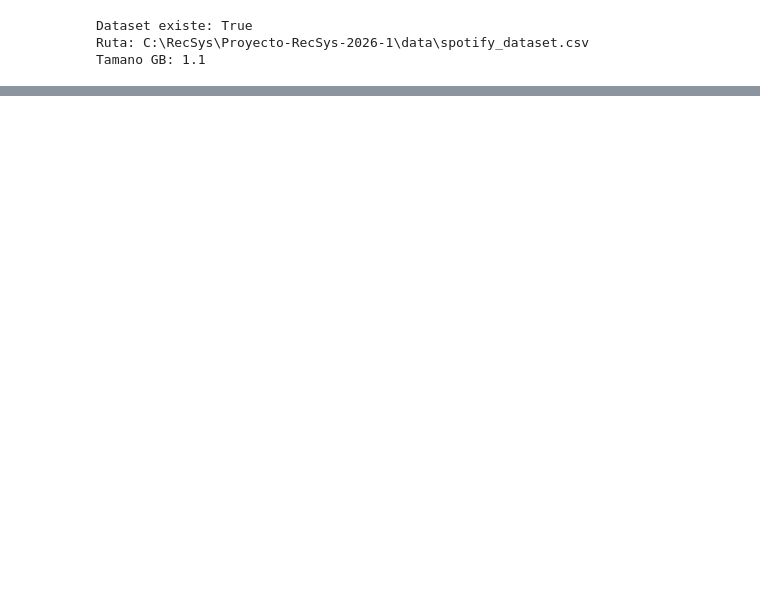
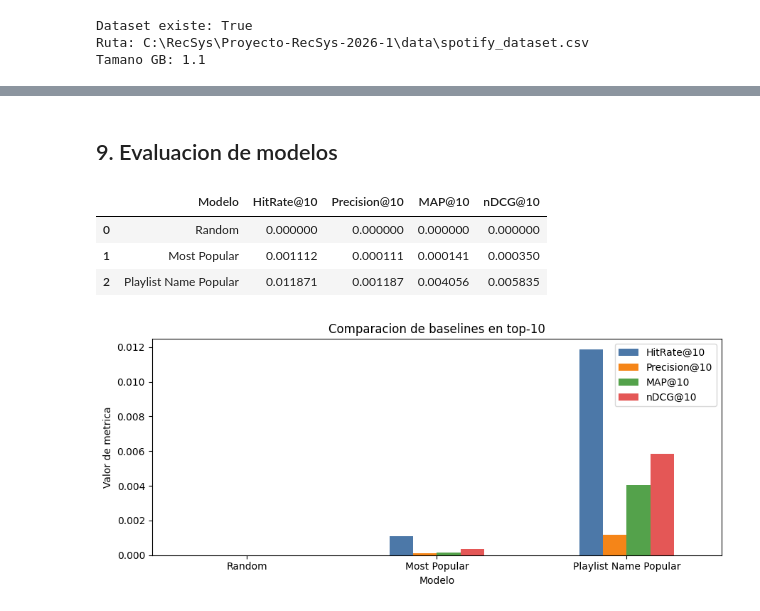
Before and after one commit to mayafzt/Proyecto-RecSys-2026-1, a Jupyter notebook: Hito_1_Spotify.ipynb, the cells around one changed output, grey strips where cells are left out. Drawn from its saved outputs; the diff is of its cells as text; code cells hidden in the pictures; blank space fills up the shorter version.

Commit message:
Expose Hito 1 baselines in notebook

```diff
--- a/Hito_1_Spotify.ipynb
+++ b/Hito_1_Spotify.ipynb
@@ -104,0 +251,14 @@ Para cada playlist con al menos 3 canciones, se oculto la ultima cancion como te
+# %%
+popular_items = [item for item, _ in Counter(train_items).most_common()]
+
+def recommend_most_popular(seen, k=TOP_K):
+    recs = []
+    for item in popular_items:
+        if item not in seen:
+            recs.append(item)
+            if len(recs) == k:
+                break
+    return recs
+
+print(popular_items[:5])
+print(recommend_most_popular(set(train_playlists[0]))[:5])
@@ -104,0 +306,40 @@ Para cada playlist con al menos 3 canciones, se oculto la ultima cancion como te
+# %% [markdown]
+## 9. Evaluacion de modelos
+# %%
+recommenders = {
+    'Random': lambda i, seen: recommend_random(seen),
+    'Most Popular': lambda i, seen: recommend_most_popular(seen),
+    'Playlist Name Popular': lambda i, seen: recommend_playlist_name(playlist_names[i], seen),
+}
+
+rows = []
+for model_name, recommender in recommenders.items():
+    metrics = defaultdict(float)
+    for i, relevant in enumerate(test_items):
+        seen = set(train_playlists[i])
+        recs = recommender(i, seen)
+        metrics['HitRate@10'] += hit_rate_at_k(recs, relevant, TOP_K)
+        metrics['Precision@10'] += precision_at_k(recs, relevant, TOP_K)
+        metrics['MAP@10'] += average_precision_at_k(recs, relevant, TOP_K)
+        metrics['nDCG@10'] += ndcg_at_k(recs, relevant, TOP_K)
+    rows.append({'Modelo': model_name, **{k: v / len(test_items) for k, v in metrics.items()}})
+
+results_df = pd.DataFrame(rows)
+display(results_df)
+results_df.to_csv('resultados_hito1_spotify.csv', index=False)
+# %% [output]
+|  | Modelo | HitRate@10 | Precision@10 | MAP@10 | nDCG@10 |
+| 0 | Random | 0.000000 | 0.000000 | 0.000000 | 0.000000 |
+| 1 | Most Popular | 0.001112 | 0.000111 | 0.000141 | 0.000350 |
+| 2 | Playlist Name Popular | 0.011871 | 0.001187 | 0.004056 | 0.005835 |
+# %%
+fig, ax = plt.subplots(figsize=(9, 4))
+results_df.set_index('Modelo').plot(kind='bar', ax=ax, color=['#4c78a8', '#f58518', '#54a24b', '#e45756'])
+ax.set_title('Comparacion de baselines en top-10')
+ax.set_xlabel('Modelo')
+ax.set_ylabel('Valor de metrica')
+ax.tick_params(axis='x', labelrotation=0)
+plt.tight_layout()
+plt.show()
+# %% [output]
+[figure, added]
```
Also changed, not shown: parts of 24 cells of this notebook, 2 other files.
